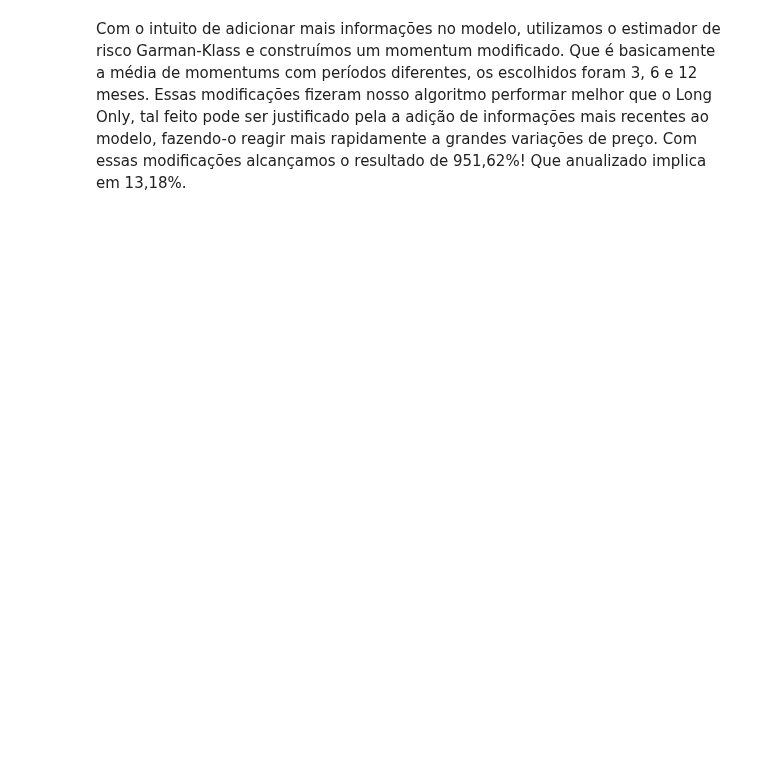
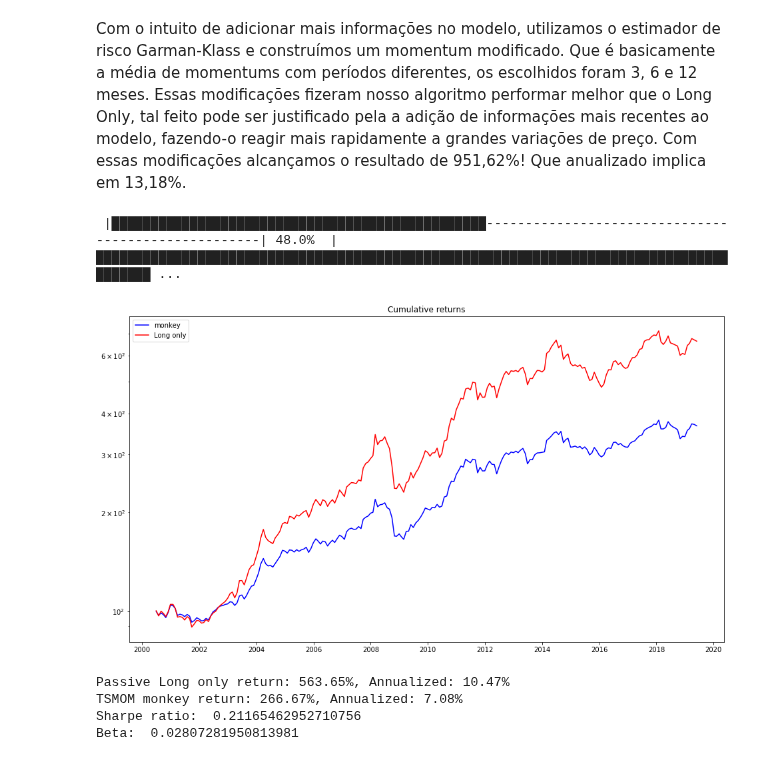
Before and after one commit to turing-usp/Momentum, a Jupyter notebook: TSMOM.ipynb, the cells around one changed output. Drawn from its saved outputs; the diff is of its cells as text; code cells hidden in the pictures; blank space fills up the shorter version.

Commit message:
Change tsmom paramets, and fix ML Forescat reshape predictions

```diff
--- a/TSMOM.ipynb
+++ b/TSMOM.ipynb
@@ -422,13 +441,26 @@ def plot_backtesting(returns_model, returns_baseline, years, label_model, label_
     passive_return = float((returns_baseline.cumprod().iloc[-1] - 1)*100)
     tsmom_return = float((returns_model.cumprod().iloc[-1] - 1)*100)
 
+    r = returns_model - 1
+    rp = returns_baseline - 1
+
+    # Sharpe
+    sharpe = r.mean()/r.std()
+
+    # Beta
+    beta_matrix = pd.concat([r, rp], axis =1)
+
+    beta = beta_matrix.cov().iloc[0,1]/ rp.std()
+
     print('Passive ', label_baseline, ' return: ', round(passive_return,2), '%,',
          " Annualized: ", round((((100+passive_return)/100) ** (1/years) - 1)*100 , 2), "%", sep='')
 
     print('TSMOM ', label_model, ' return: ', round(tsmom_return,2), "%,",
          " Annualized: ", round((((100+tsmom_return)/100) ** (1/years) - 1)*100 , 2), "%", sep='')
+    print("Sharpe ratio: ", sharpe[0] )
+    print("Beta: ", beta[0])
 
-def backtesting(close_df, vol_monthly, start_date, years, method, risk=0.4, plot=True):
+def backtesting(parameters, vol, start_date, years, method, risk=0.4, plot=True):
     """
     Função que realiza o backtesting do algoritmo
     """
@@ -446,9 +478,9 @@ def backtesting(close_df, vol_monthly, start_date, years, method, risk=0.4, plot
 
         printProgressBar (iteration=i-start, total=end-start-1)
 
-        returns_model.append(tsmom(close_df, returns_monthly, vol_monthly, i, method, risk))
+        returns_model.append(tsmom(parameters, i, vol, method, risk))
 
-        returns_baseline.append(tsmom(close_df, returns_monthly, vol_monthly, i, risk, passive=True))
+        returns_baseline.append(tsmom(parameters, i, vol, risk, passive=True))
 
     returns_model = pd.DataFrame(returns_model)
     returns_baseline = pd.DataFrame(returns_baseline)
@@ -465,4 +497,6 @@ def backtesting(close_df, vol_monthly, start_date, years, method, risk=0.4, plot
 
 ## Momentum com EWMA como estimador de risco
 Implementação Clássica do paper do Moskowitz
+# %%
+parameters = (returns_monthly, returns_daily, close_df, high_df, low_df, open_df, volume_df, open_int_df, vol_monthly, pv_monthly, gk_monthly )
 # %%
@@ -518,2 +564,11 @@ TSMOM momentum_lagged return: 951.62%, Annualized: 13.18%
 # %% [markdown]
 Com o intuito de adicionar mais informações no modelo, utilizamos o estimador de risco Garman-Klass e construímos um momentum modificado. Que é basicamente a média de momentums com períodos diferentes, os escolhidos foram 3, 6 e 12 meses. Essas modificações fizeram nosso algoritmo performar melhor que o Long Only, tal feito pode ser justificado pela a adição de informações mais recentes ao modelo, fazendo-o reagir mais rapidamente a grandes variações de preço. Com essas modificações alcançamos o resultado de 951,62%! Que anualizado implica em 13,18%.
+# %%
+r_monkey, rp_monkey = backtesting(parameters, vol="ewma", start_date= 12, years=19, risk=0.4, method="monkey", plot=True);
+# %% [output]
+ |████████████████████████████████████████████████----------------------------------------------------| 48.0%  |████████████████████████████████████████████████████████████████████████████████████████ ...
+[figure, added]
+Passive Long only return: 563.65%, Annualized: 10.47%
+TSMOM monkey return: 266.67%, Annualized: 7.08%
+Sharpe ratio:  0.21165462952710756
+Beta:  0.02807281950813981
```
Also changed, not shown: parts of 8 cells of this notebook, 1 other file.
